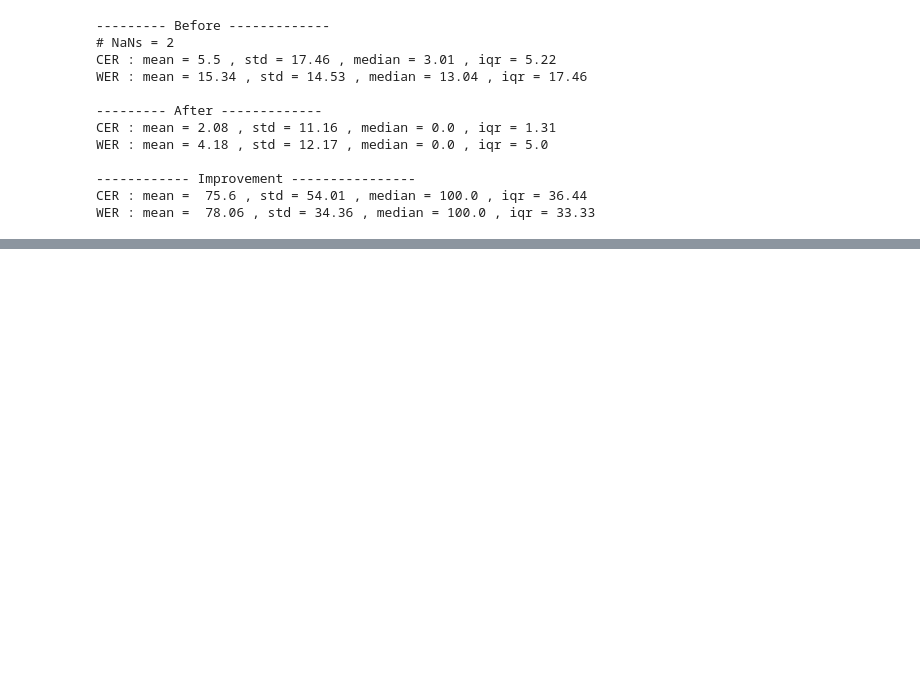
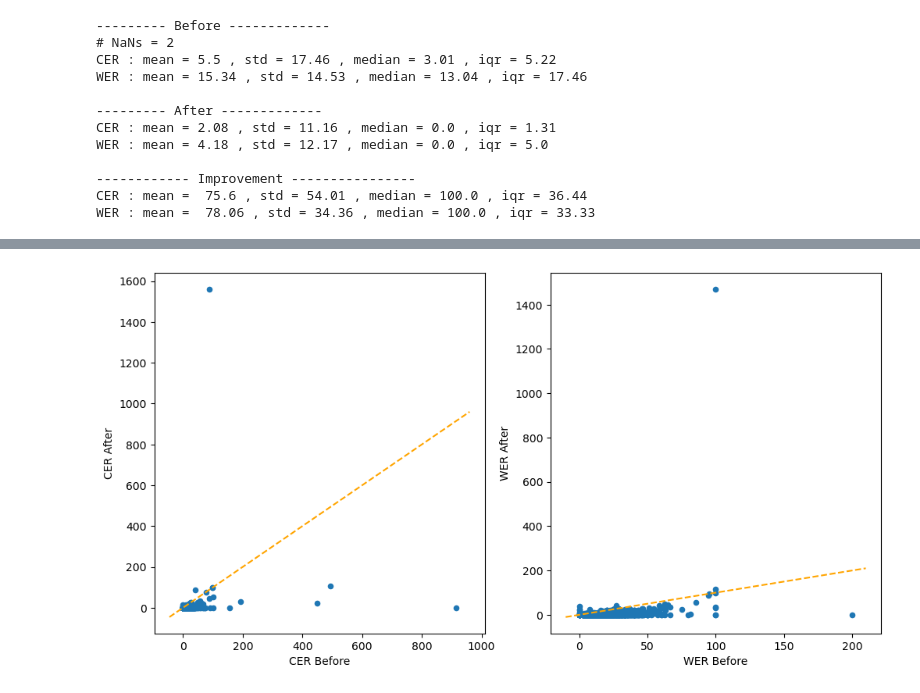
Before and after one commit to ReadingTimeMachine/ocr_post_correction, a Jupyter notebook: byt5/baseline_calcs.ipynb, the cells around one changed output, grey strips where cells are left out. Cells and saved outputs as stored; diff of their text form; code cells hidden in the pictures; blank space fills up the shorter version.

```diff
--- a/byt5/baseline_calcs.ipynb
+++ b/byt5/baseline_calcs.ipynb
@@ -180,0 +554,2 @@ for d,n in zip(dats,datnames):
+# %%
+df_byt5_words_full_fix = fix_ocr(df_byt5_words_full.copy())
@@ -180,0 +566,19 @@ for d,n in zip(dats,datnames):
+# %%
+df_byt5_words_full_fix = calc_cer_wer(df_byt5_words_full_fix.copy(),
+                                      target_text_col='target_text_fixed',
+                                     predicted_text_col = 'predicted_text_fixed')
+# %%
+fig, ax = plt.subplots(1,2,figsize=(12,6))
+df_byt5_words_full_fix.plot(x = 'CER Before', y = 'CER After', kind='scatter',ax=ax[0])
+xlim = ax[0].get_xlim()
+ylim = ax[0].get_ylim()
+ax[0].plot([xlim[0],xlim[1]], [xlim[0],xlim[1]], '--', color='orange')
+
+df_byt5_words_full_fix.plot(x = 'WER Before', y = 'WER After', kind='scatter',ax=ax[1])
+xlim = ax[1].get_xlim()
+ylim = ax[1].get_ylim()
+ax[1].plot([xlim[0],xlim[1]], [xlim[0],xlim[1]], '--', color='orange')
+
+plt.show()
+# %% [output]
+[figure, added]
```
Also changed, not shown: parts of 33 cells of this notebook, 3 other files.
